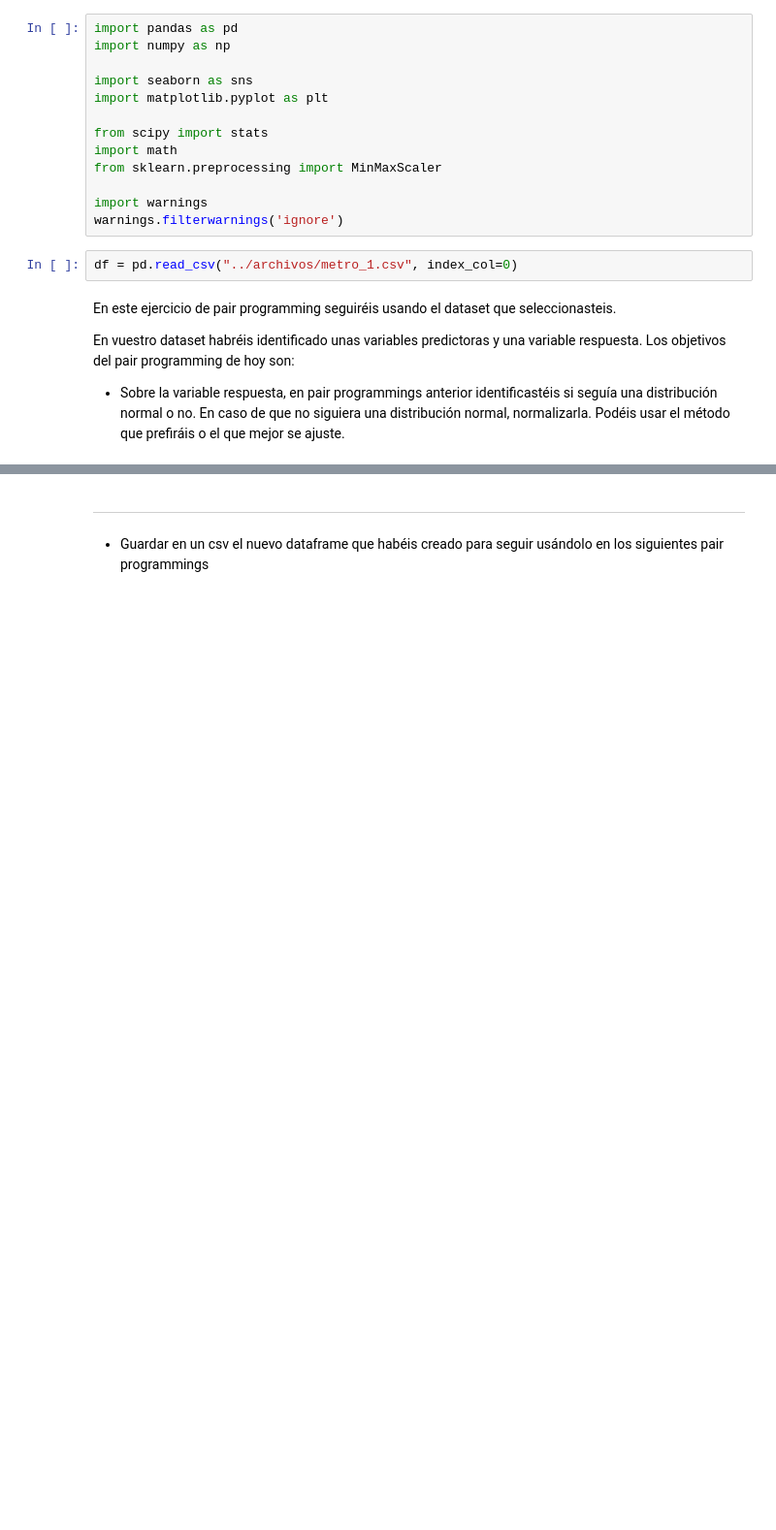
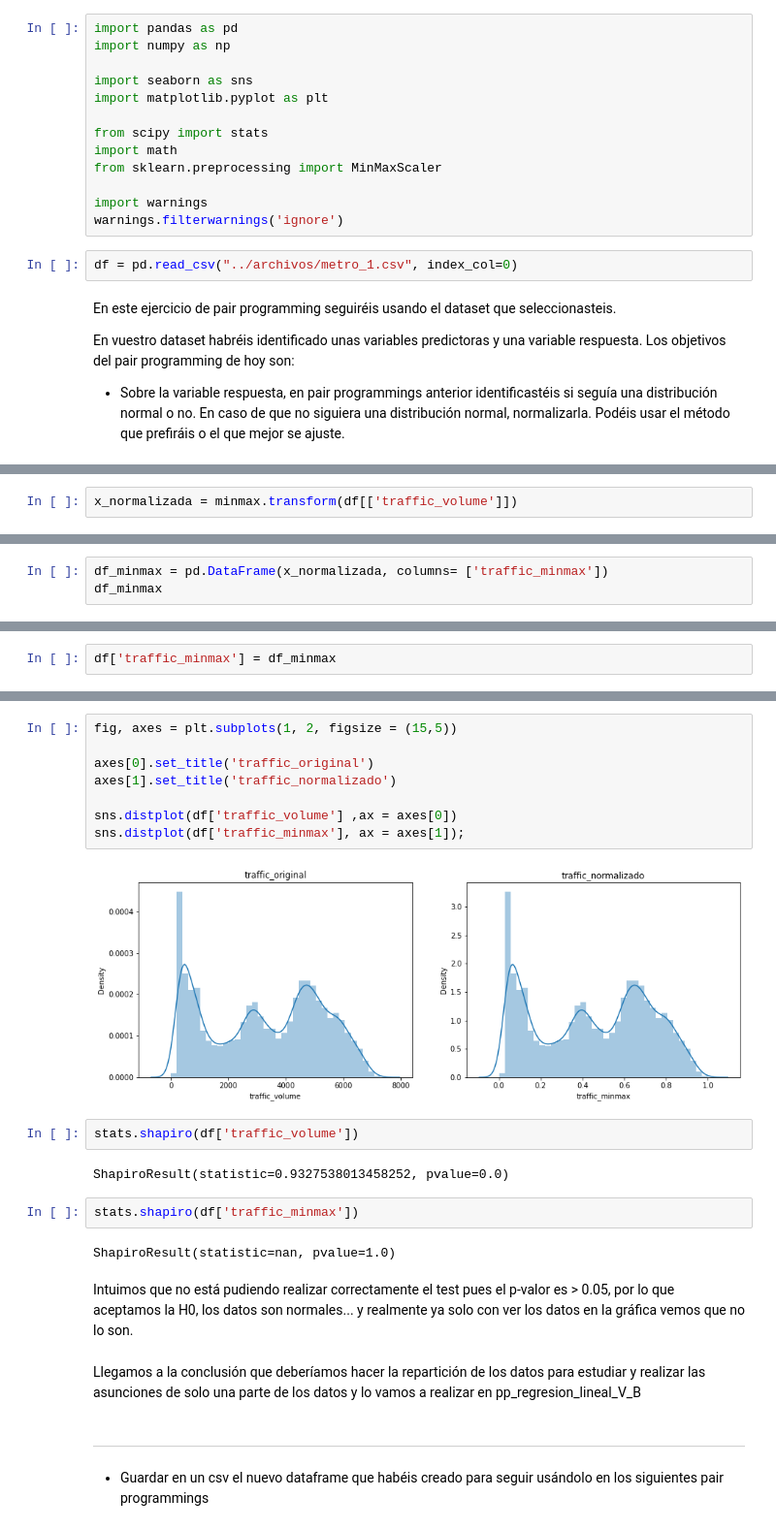
Before and after one commit to Adalab/DA-promo-c-modulo-3-sprint-1-Mina-Mai, a Jupyter notebook: Regresion_lineal/pp_regresion_lineal_V.ipynb, the cells around one changed output, grey strips where cells are left out. Shown: that part at 97% size. Cells and saved outputs as stored; diff of their text form; blank space fills up the shorter version.

```diff
--- a/Regresion_lineal/pp_regresion_lineal_V.ipynb
+++ b/Regresion_lineal/pp_regresion_lineal_V.ipynb
@@ -20,0 +58,2 @@ En vuestro dataset habréis identificado unas variables predictoras y una variab
+# %%
+x_normalizada = minmax.transform(df[['traffic_volume']])
@@ -20,0 +66,3 @@ En vuestro dataset habréis identificado unas variables predictoras y una variab
+# %%
+df_minmax = pd.DataFrame(x_normalizada, columns= ['traffic_minmax'])
+df_minmax
@@ -20,0 +83,2 @@ En vuestro dataset habréis identificado unas variables predictoras y una variab
+# %%
+df['traffic_minmax'] = df_minmax
@@ -21,3 +94,25 @@ En vuestro dataset habréis identificado unas variables predictoras y una variab
+# %%
+fig, axes = plt.subplots(1, 2, figsize = (15,5))
+
+axes[0].set_title('traffic_original')
+axes[1].set_title('traffic_normalizado')
+
+sns.distplot(df['traffic_volume'] ,ax = axes[0])
+sns.distplot(df['traffic_minmax'], ax = axes[1]);
+# %% [output]
+[figure, added]
+# %%
+stats.shapiro(df['traffic_volume'])
+# %% [output]
+ShapiroResult(statistic=0.9327538013458252, pvalue=0.0)
+# %%
+stats.shapiro(df['traffic_minmax'])
+# %% [output]
+ShapiroResult(statistic=nan, pvalue=1.0)
+# %% [markdown]
+Intuimos que no está pudiendo realizar correctamente el test pues el p-valor es > 0.05, por lo que aceptamos la H0, los datos son normales... y realmente ya solo con ver los datos en la gráfica vemos que no lo son.
+# %% [markdown]
+Llegamos a la conclusión que deberíamos hacer la repartición de los datos para estudiar y realizar las asunciones de solo una parte de los datos y lo vamos a realizar en pp_regresion_lineal_V_B
 # %% [markdown]
 ____
 # %% [markdown]
```
Also changed, not shown: parts of 15 cells of this notebook, 7 other files.
